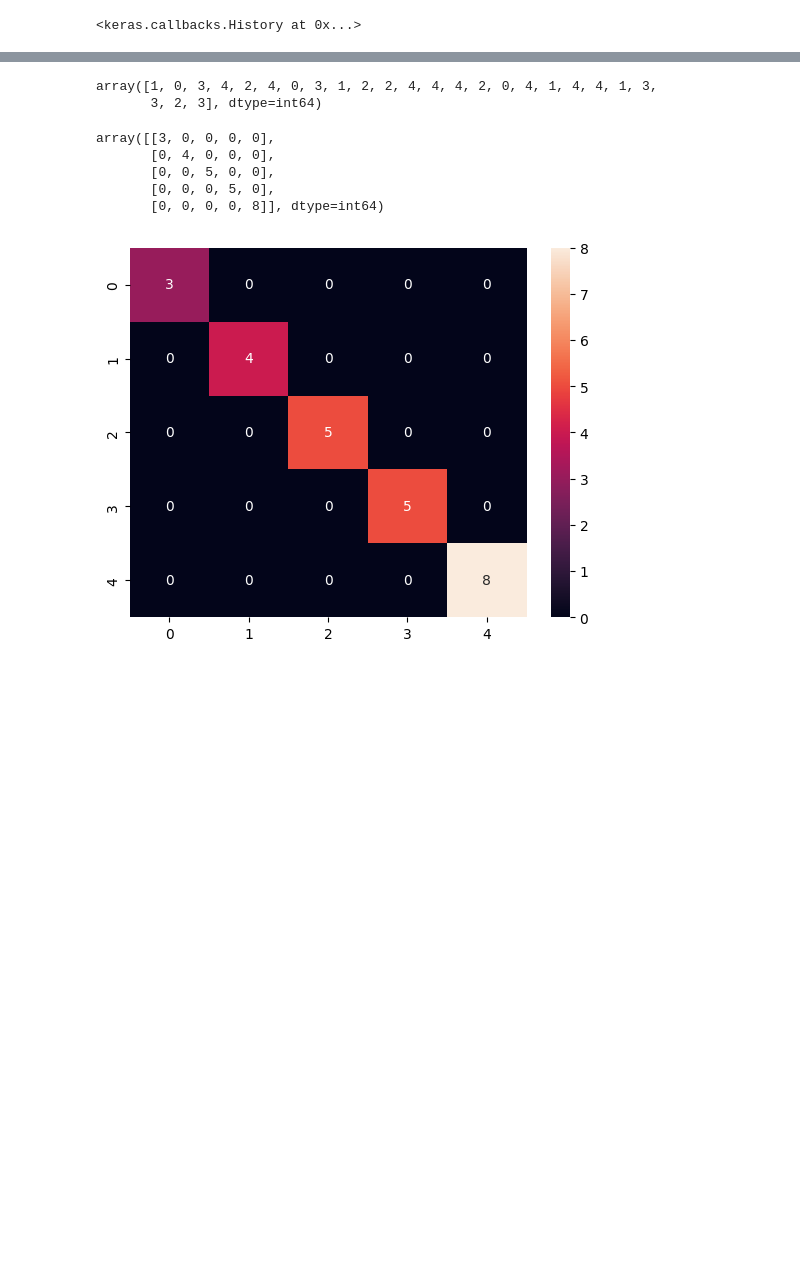
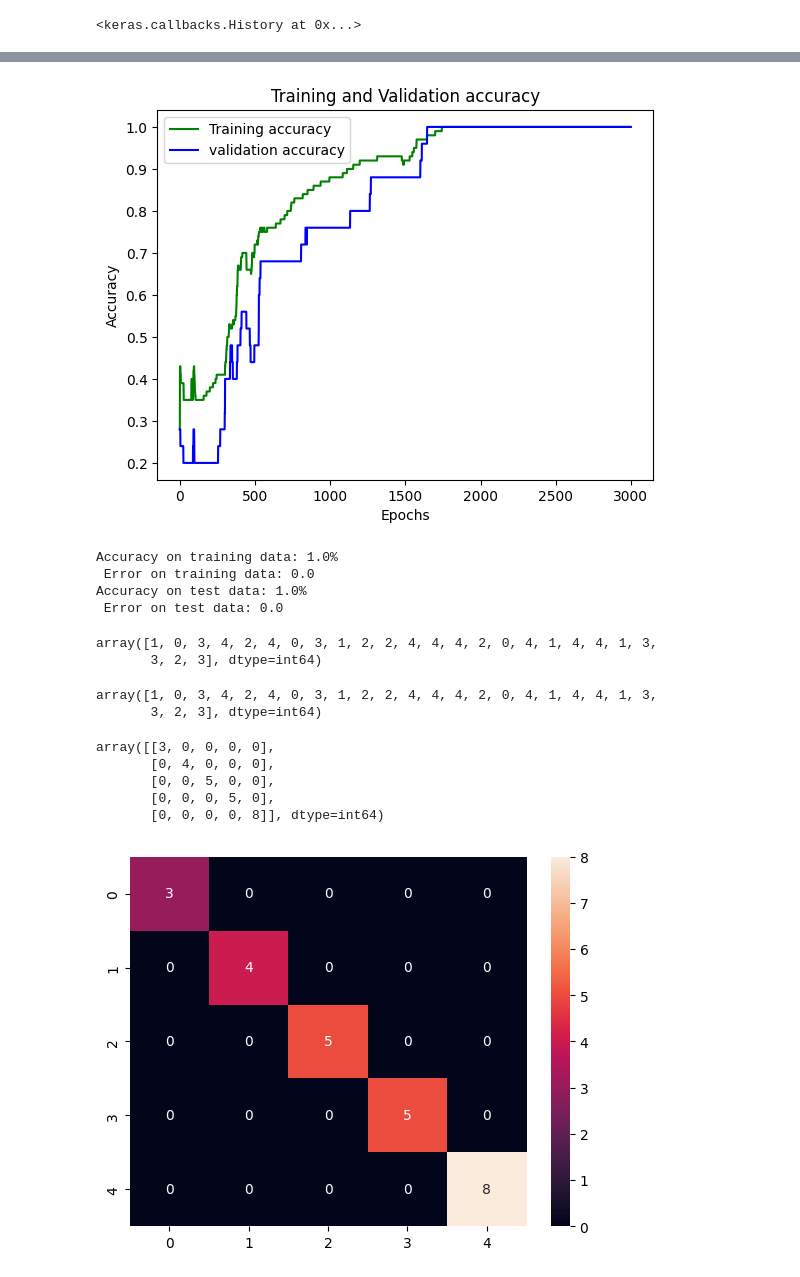
Before and after one commit to arijitparia2002/Alcohol-Classification, a Jupyter notebook: main.ipynb, the cells around one changed output, grey strips where cells are left out. Saved outputs shown, nothing was run; the diff lists cells and outputs as text; code cells hidden in the pictures; blank space fills up the shorter version.

```diff
--- a/main.ipynb
+++ b/main.ipynb
@@ -251,3 +226,36 @@ len(y_pred)
+# %%
+loss_train = history.history['accuracy']
+loss_val = history.history['val_accuracy']
+epochs = range(0,3000)
+plt.plot(epochs, loss_train, 'g', label='Training accuracy')
+plt.plot(epochs, loss_val, 'b', label='validation accuracy')
+plt.title('Training and Validation accuracy')
+plt.xlabel('Epochs')
+plt.ylabel('Accuracy')
+plt.legend()
+plt.show()
+# %% [output]
+[figure, added]
+# %%
+from sklearn.metrics import confusion_matrix
+from sklearn import metrics
+pred_train= classifier.predict(X_train)
+scores = classifier.evaluate(X_train, y_train, verbose=0)
+print('Accuracy on training data: {}% \n Error on training data: {}'.format(scores[1], 1 - scores[1]))
+
+pred_test= classifier.predict(X_test)
+scores2 = classifier.evaluate(X_test, y_test, verbose=0)
+print('Accuracy on test data: {}% \n Error on test data: {}'.format(scores2[1], 1 - scores2[1]))
+# %% [output]
+Accuracy on training data: 1.0%
+ Error on training data: 0.0
+Accuracy on test data: 1.0%
+ Error on test data: 0.0
+# %%
+np.argmax(classifier.predict(X_test), axis=-1)
+# %% [output]
+array([1, 0, 3, 4, 2, 4, 0, 3, 1, 2, 2, 4, 4, 4, 2, 0, 4, 1, 4, 4, 1, 3,
+       3, 2, 3], dtype=int64)
 # %%
 y_test.argmax(axis=1)
 # %% [output]
```
Also changed, not shown: parts of 9 cells of this notebook, 4 other files.
